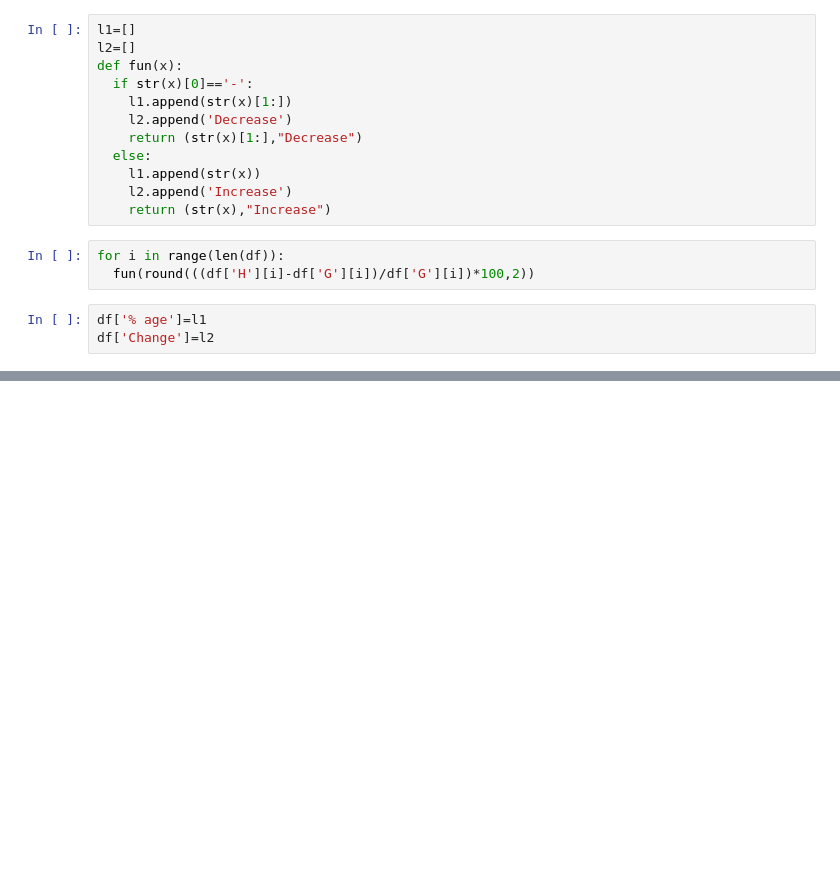
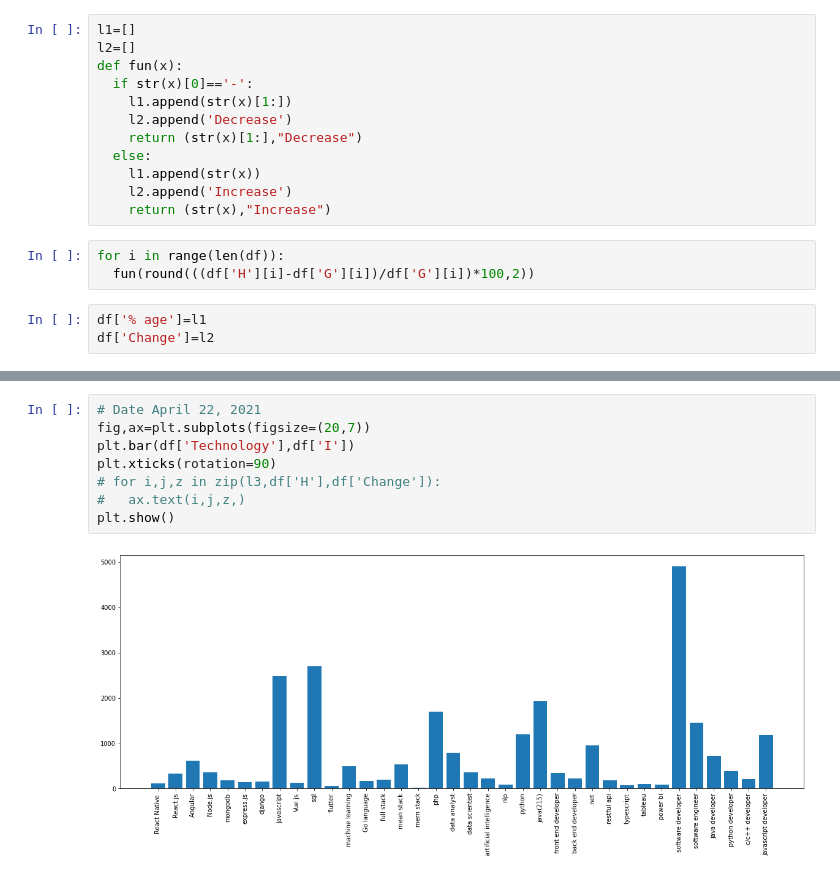
Before and after one commit to capitallatera/Case-Study, a Jupyter notebook: Technology_Monitoring.ipynb, the cells around one changed output, grey strips where cells are left out. Cells and saved outputs as stored; diff of their text form; blank space fills up the shorter version.

```diff
--- a/Technology_Monitoring.ipynb
+++ b/Technology_Monitoring.ipynb
@@ -135,0 +168,10 @@ df
+# %%
+# Date April 22, 2021
+fig,ax=plt.subplots(figsize=(20,7))
+plt.bar(df['Technology'],df['I'])
+plt.xticks(rotation=90)
+# for i,j,z in zip(l3,df['H'],df['Change']):
+#   ax.text(i,j,z,)
+plt.show()
+# %% [output]
+[figure, added]
```
Also changed, not shown: parts of 10 cells of this notebook.
